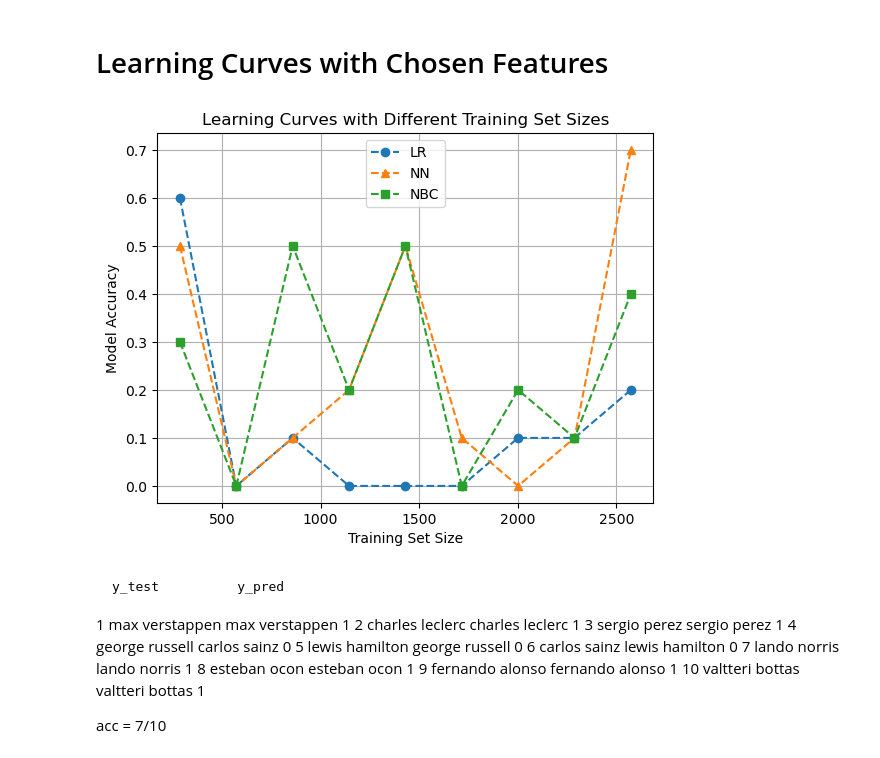
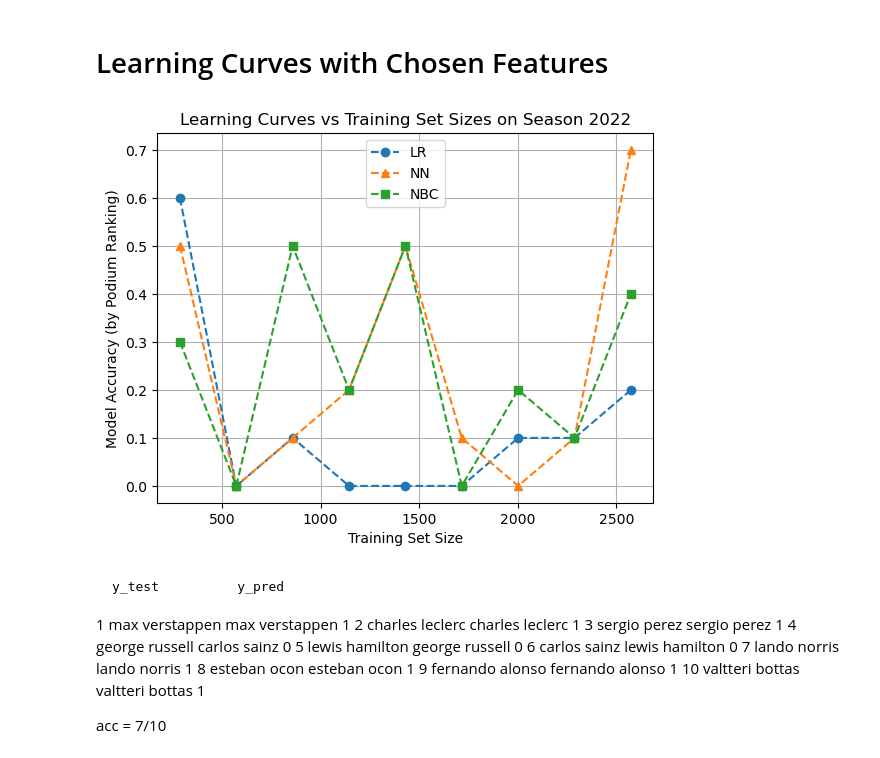
Before and after one commit to MauriceChiu7/573-f1, a Jupyter notebook: f1_models.ipynb, the cells around one changed output. Saved outputs shown, nothing was run; the diff lists cells and outputs as text; code cells hidden in the pictures.

Commit message:
displayed computed tables and graphs.

```diff
--- a/f1_models.ipynb
+++ b/f1_models.ipynb
@@ -450,39 +792,39 @@ X_train_partitions = np.array_split(X_train, 10) # for different train sizes
 y_train_partitions = np.array_split(y_train, 10) # for different train sizes
 
 lr_accs = []
 nn_accs = []
 nbc_accs = []
 train_size = []
 X_train_var = pd.DataFrame()
 y_train_var = pd.DataFrame()
 for i in range(len(X_train_partitions)-1, 0, -1):
     X_train_var = pd.concat([X_train_var, pd.DataFrame(X_train_partitions[i])])
     y_train_var = pd.concat([y_train_var, pd.DataFrame(y_train_partitions[i])])
 
     X_train_var = X_train_var.sort_index()
     # print(X_train_var.shape)
     # display(X_train_var)
 
-    (lr_pred, lr_acc, lr_mapped_revs, lr_ideal_revs, lr_champ, lr_champ_pts) = lr(X_train_var, y_train_var, X_test, y_test)
-    (nn_pred, nn_acc, nn_mapped_revs, nn_ideal_revs, nn_champ, nn_champ_pts) = nn(X_train_var, y_train_var, X_test, y_test)
-    (nbc_pred, nbc_acc, nbc_mapped_revs, nbc_ideal_revs, nbc_champ, nbc_champ_pts) = nbc(X_train_var, y_train_var, X_test, y_test)
+    (lr_pred, lr_acc, lr_mapped_revs, lr_ideal_revs, lr_champ, lr_champ_pts) = fit_n_pred(LR, 2022, X_train_var, y_train_var, X_test, y_test)
+    (nn_pred, nn_acc, nn_mapped_revs, nn_ideal_revs, nn_champ, nn_champ_pts) = fit_n_pred(NN, 2022, X_train_var, y_train_var, X_test, y_test)
+    (nbc_pred, nbc_acc, nbc_mapped_revs, nbc_ideal_revs, nbc_champ, nbc_champ_pts) = fit_n_pred(NBC, 2022, X_train_var, y_train_var, X_test, y_test)
     train_size.append(X_train_var.shape[0])
     lr_accs.append(lr_acc)
     nn_accs.append(nn_acc)
     nbc_accs.append(nbc_acc)
 
 plt.figure()
 plt.plot(train_size, lr_accs, linestyle='--', marker='o', label='LR')
 plt.plot(train_size, nn_accs, linestyle='--', marker='^', label='NN')
 plt.plot(train_size, nbc_accs, linestyle='--', marker='s', label='NBC')
 plt.xlabel('Training Set Size')
-plt.ylabel('Model Accuracy')
+plt.ylabel('Model Accuracy (by Podium Ranking)')
 plt.legend()
-plt.title('Learning Curves with Different Training Set Sizes')
+plt.title('Learning Curves vs Training Set Sizes on Season 2022')
 plt.grid(True)
 plt.show()
 # %% [output]
-[figure, old version]
+[figure, new version]
 # %% [markdown]
 	y_test	        y_pred
 1	max verstappen	max verstappen  1
```
Also changed, not shown: parts of 8 cells of this notebook, 1 other file.
